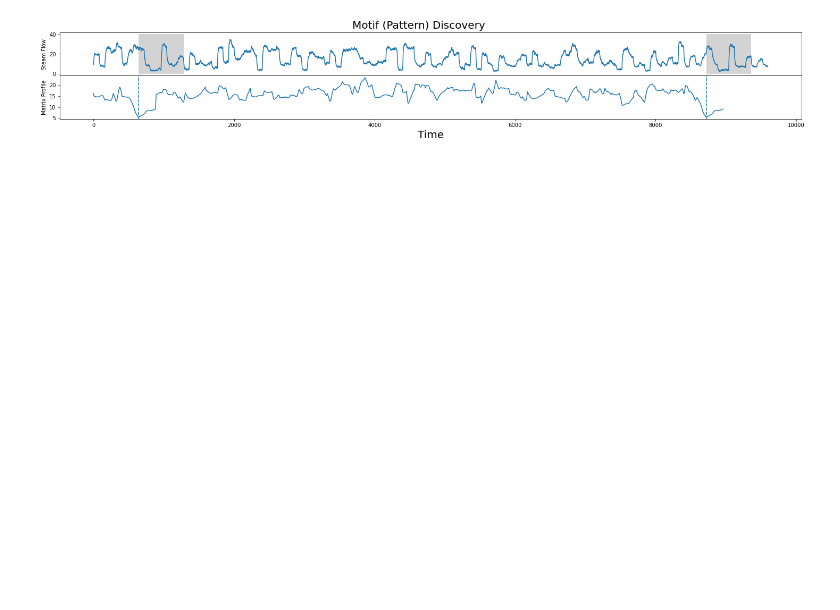
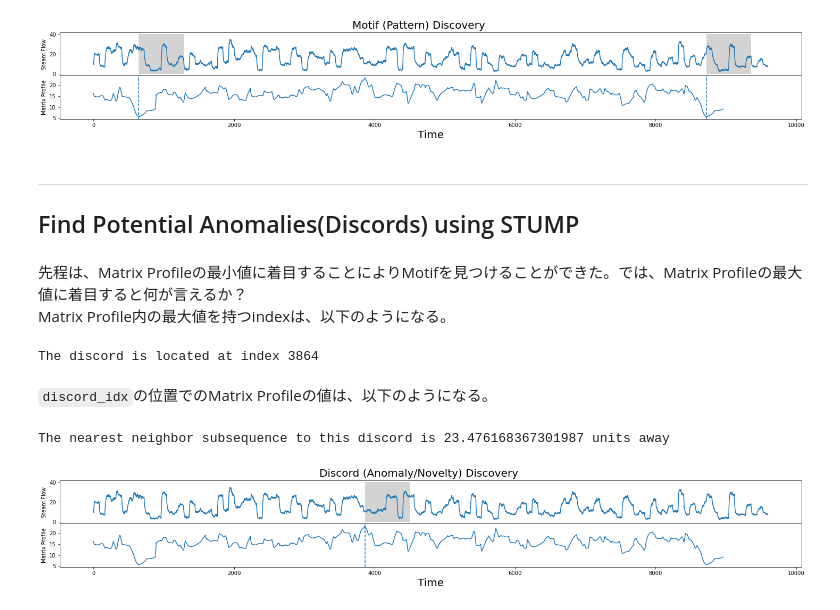
Before and after one commit to okataka123/MatrixProfile, a Jupyter notebook: Tutorials/Stumpy_tutorials_STUMPY_Basics.ipynb, the cells around one changed output. Drawn from its saved outputs; the diff is of its cells as text; code cells hidden in the pictures; blank space fills up the shorter version.

Commit message:
STUMPY Basics finished.

```diff
--- a/Tutorials/Stumpy_tutorials_STUMPY_Basics.ipynb
+++ b/Tutorials/Stumpy_tutorials_STUMPY_Basics.ipynb
@@ -147,3 +155,38 @@ axs[1].plot(mp[:, 0])
 plt.show()
 # %% [output]
 [figure]
+# %% [markdown]
+---
+## Find Potential Anomalies(Discords) using STUMP
+# %% [markdown]
+先程は、Matrix Profileの最小値に着目することによりMotifを見つけることができた。では、Matrix Profileの最大値に着目すると何が言えるか？
+Matrix Profile内の最大値を持つindexは、以下のようになる。
+# %%
+discord_idx = np.argsort(mp[:, 0])[-1]
+
+print(f"The discord is located at index {discord_idx}")
+# %% [output]
+The discord is located at index 3864
+# %% [markdown]
+`discord_idx`の位置でのMatrix Profileの値は、以下のようになる。
+# %%
+nearest_neighbor_distance = mp[discord_idx, 0]
+
+print(f"The nearest neighbor subsequence to this discord is {nearest_neighbor_distance} units away")
+# %% [output]
+The nearest neighbor subsequence to this discord is 23.476168367301987 units away
+# %%
+fig, axs = plt.subplots(2, sharex=True, gridspec_kw={'hspace': 0})
+plt.suptitle('Discord (Anomaly/Novelty) Discovery', fontsize='20')
+
+axs[0].plot(steam_df['steam flow'].values)
+axs[0].set_ylabel('Steam Flow', fontsize='10')
+rect = Rectangle((discord_idx, 0), m, 40, facecolor='lightgrey')
+axs[0].add_patch(rect)
+axs[1].set_xlabel('Time', fontsize ='20')
+axs[1].set_ylabel('Matrix Profile', fontsize='10')
+axs[1].axvline(x=discord_idx, linestyle="dashed")
+axs[1].plot(mp[:, 0])
+plt.show()
+# %% [output]
+[figure, added]
```
Also changed, not shown: parts of 24 cells of this notebook.
